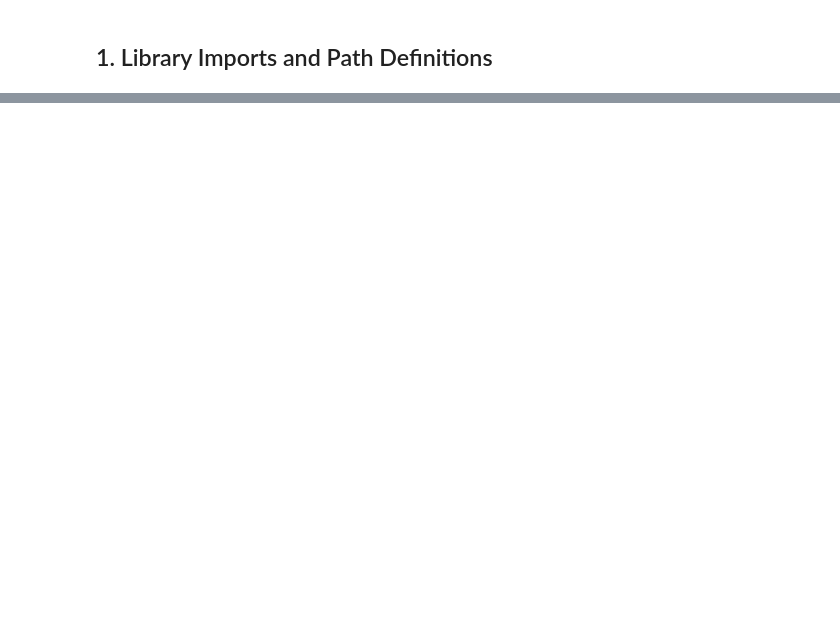
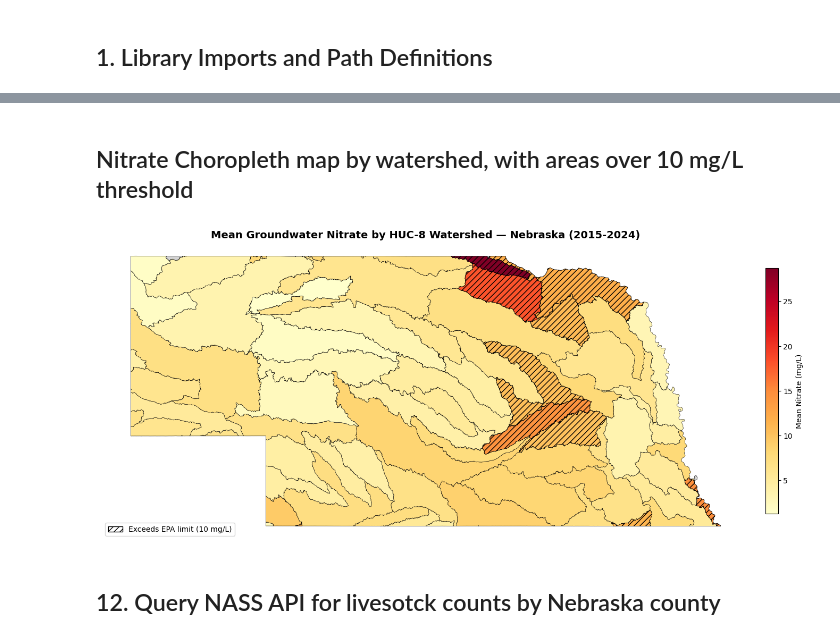
Before and after one commit to kpkrumm/nebraska-nitrate-analysis, a Jupyter notebook: nebraska-nitrate-analysis.ipynb, the cells around one changed output, grey strips where cells are left out. Drawn from its saved outputs; the diff is of its cells as text; code cells hidden in the pictures; blank space fills up the shorter version.

```diff
--- a/nebraska-nitrate-analysis.ipynb
+++ b/nebraska-nitrate-analysis.ipynb
@@ -48,0 +73,8 @@ else:
+# %%
+from pygeohydro import WBD
+
+wbd = WBD("huc8")
+huc8 = wbd.bygeom(nebraska.dissolve().to_crs('EPSG:4326').geometry.iloc[0])
+
+print(f"Loaded {len(huc8)} HUC-8 watersheds")
+huc8.head()
@@ -48,0 +283,47 @@ else:
+# %% [markdown]
+## Nitrate Choropleth map by watershed, with areas over 10 mg/L threshold
+# %%
+import matplotlib.patches as mpatches
+
+fig, ax = plt.subplots(1, 1, figsize=(15, 8))
+
+huc8_plot = huc8_ne.to_crs('EPSG:4326')
+
+huc8_plot.plot(
+    column='mean_nitrate',
+    ax=ax,
+    cmap='YlOrRd',
+    legend=True,
+    legend_kwds={
+        'label': 'Mean Nitrate (mg/L)',
+        'shrink': 0.6,
+        'pad': 0.02
+    },
+    edgecolor='black',
+    linewidth=0.4,
+    missing_kwds={'color': 'lightgrey', 'label': 'No data'}
+)
+
+# Hatch watersheds exceeding EPA 10 mg/L threshold
+huc8_plot[huc8_plot['mean_nitrate'] >= 10].plot(
+    ax=ax,
+    facecolor='none',
+    edgecolor='black',
+    linewidth=0.4,
+    hatch='///'
+)
+
+ax.set_title('Mean Groundwater Nitrate by HUC-8 Watershed — Nebraska (2015-2024)', fontsize=14, fontweight='bold')
+ax.set_axis_off()
+
+# Legend
+threshold_patch = mpatches.Patch(facecolor='white', edgecolor='black', hatch='///', label='Exceeds EPA limit (10 mg/L)')
+ax.legend(handles=[threshold_patch], loc='lower left', fontsize=10)
+
+plt.tight_layout()
+plt.savefig('nebraska_nitrate_watershed.png', dpi=300, bbox_inches='tight')
+plt.show()
+# %% [output]
+[figure, added]
+# %% [markdown]
+## 12. Query NASS API for livesotck counts by Nebraska county
```
Also changed, not shown: parts of 26 cells of this notebook, 1 other file.
